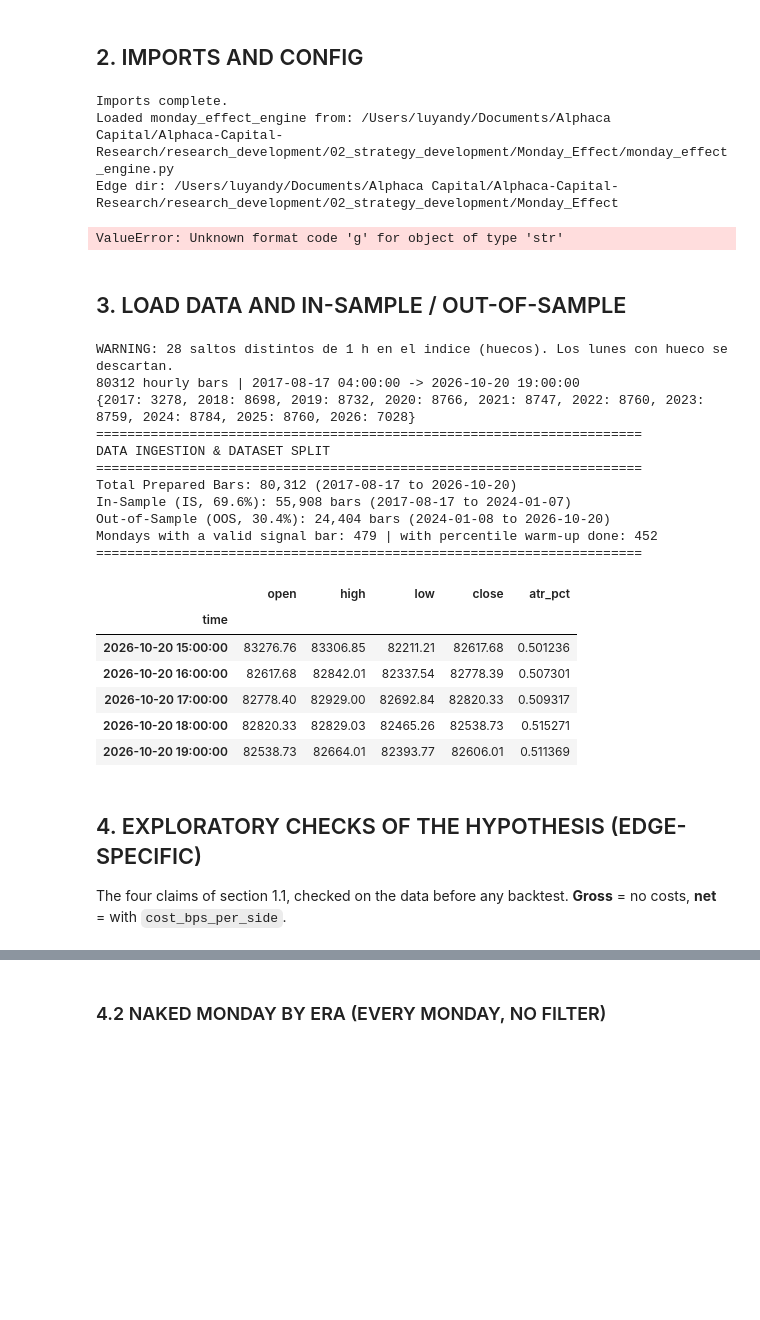
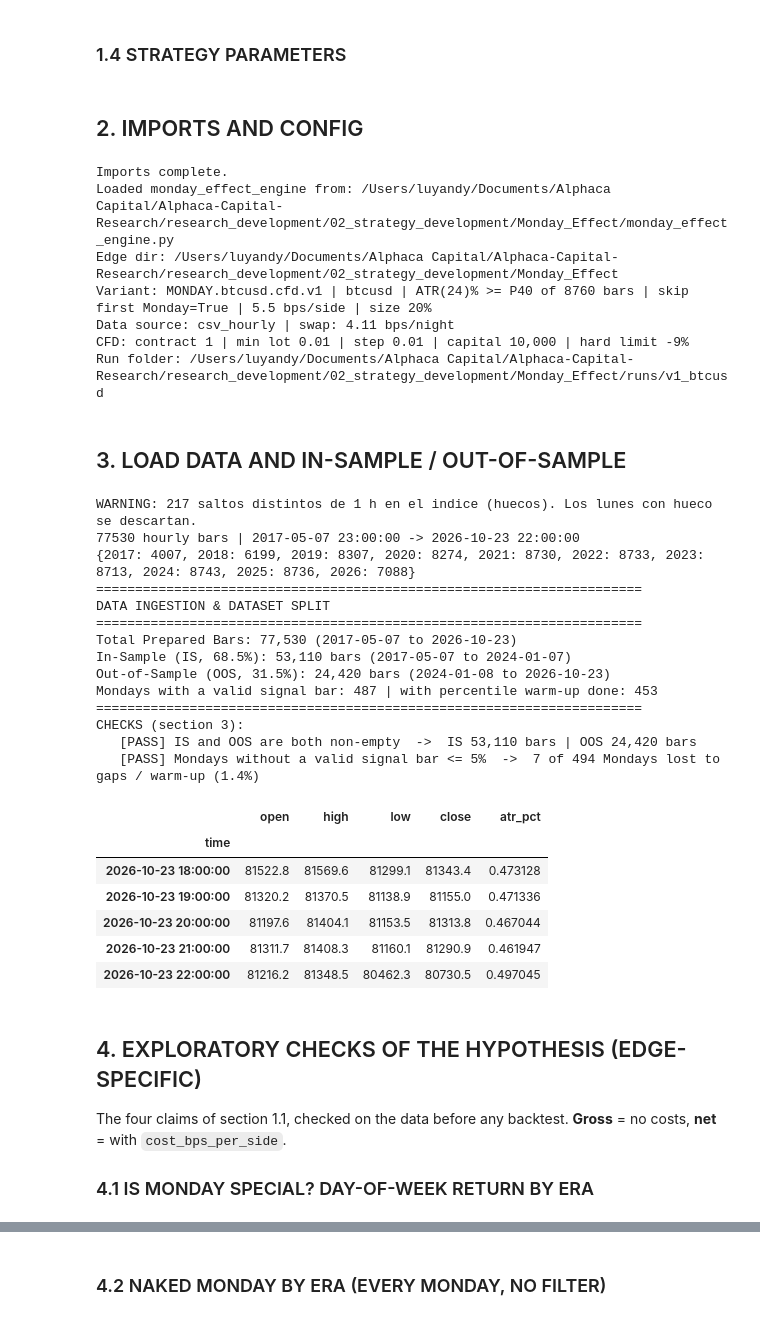
Before and after one commit to Andres-GP/Alphaca-Capital-Research, a Jupyter notebook: research_development/02_strategy_development/Monday_Effect/01_Monday_Effect_Hypothesis_Definition.ipynb, the cells around one changed output, grey strips where cells are left out. Saved outputs shown, nothing was run; the diff lists cells and outputs as text; code cells hidden in the pictures; blank space fills up the shorter version.

```diff
--- a/research_development/02_strategy_development/Monday_Effect/01_Monday_Effect_Hypothesis_Definition.ipynb
+++ b/research_development/02_strategy_development/Monday_Effect/01_Monday_Effect_Hypothesis_Definition.ipynb
@@ -33,3 +29,9 @@ VARIANT = "v1_btcusdt"  # only base variants here; see variants/*.yaml
+# %% [markdown]
+### 1.4 STRATEGY PARAMETERS
+# %%
+VARIANT = "v1_btcusd"
+HARD_LIMIT = 0.09
+CAPITAL = 10_000.0
 # %% [markdown]
 ## 2. IMPORTS AND CONFIG
 # %%
@@ -81,11 +83,40 @@ P          = cfg["params"]
 VOL_MODE, ATR_PCTL, ATR_LEN = P["vol_mode"], P["atr_pctl"], P["atr_len"]
 SKIP1, ENTRY_HOUR, HOLD, COST_BPS = P["skip_first_monday"], P["entry_hour"], P["hold_bars"], P["cost_bps_per_side"]
 SIZE_FRAC  = eng.ENGINE_DEFAULTS["size_fraction"]
+CONTRACT_SIZE, MIN_LOT, LOT_STEP = (eng.ENGINE_DEFAULTS[k] for k in ("contract_size", "min_lot", "lot_step"))
 PPY        = 365    # BTC trades every day: annualisation for Sharpe
 
 # Frozen rules, passed as-is to every backtest call in this notebook
 RULES = dict(vol_mode=VOL_MODE, atr_pctl=ATR_PCTL, atr_len=ATR_LEN, skip_first_monday=SKIP1,
              entry_hour=ENTRY_HOUR, hold_bars=HOLD, cost_bps_per_side=COST_BPS)
+
+# ---- Acceptance thresholds: every PASS / FAIL in this notebook is judged against these ----
+PF_MIN, T_MIN, N_MIN = 1.3, 2.0, 100      # hypothesis: Profit Factor, t-stat of the mean trade, number of trades
+N_OOS_MIN            = 30                 # minimum OOS trades to say anything
+ALPHA                = 0.05               # significance level of the statistical tests
+MAX_SIGNAL_LOSS      = 0.05               # max share of Mondays without a valid signal bar (gaps / warm-up)
+MIN_TRADES_PER_YEAR  = 5                  # every full calendar year should have at least this many trades
+YEARS_POS_MIN        = 0.75               # share of full calendar years that must be profitable
+REF_TOL_TRADES, REF_TOL_PF = 0.15, 0.25   # relative tolerance vs the published reference (Sanity Check 4)
+REF_COST_BPS         = 14.0               # cost per side of the published reference (Binance spot)
+
+# ---- PASS / FAIL registry: each section registers its checks here, section 8 groups them ----
+CHECKS = []
+
+def check(section, name, passed, detail="", quiet=False):
+    """Register one check. passed: True -> PASS, False -> FAIL, None -> SKIP (not applicable).
+    Re-running a cell overwrites its previous entries instead of duplicating them."""
+    status = "SKIP" if passed is None else ("PASS" if bool(passed) else "FAIL")
+    entry = {"section": section, "name": name, "status": status, "detail": detail}
+    for i, c in enumerate(CHECKS):
+        if c["section"] == section and c["name"] == name:
+            CHECKS[i] = entry
+            break
+    else:
+        CHECKS.append(entry)
+    if not quiet:
+        print(f"   [{status}] {name}" + (f"  ->  {detail}" if detail else ""))
+    return status
 
 print("Imports complete.")
 print(f"Loaded monday_effect_engine from: {eng.__file__}")
@@ -93,57 +124,75 @@ print(f"Edge dir: {EDGE_DIR}")
 print(f"Variant: {cfg['id']} | {TICKER} | ATR({ATR_LEN})% >= P{ATR_PCTL:g} of {eng.ENGINE_DEFAULTS['pctl_window']} bars | "
       f"skip first Monday={SKIP1} | {COST_BPS:g} bps/side | size {SIZE_FRAC:.0%}")
 print(f"Data source: {eng.ENGINE_DEFAULTS['data_source']} | swap: {eng.ENGINE_DEFAULTS['financing_bps_per_night']:g} bps/night")
+print(f"CFD: contract {CONTRACT_SIZE:g} | min lot {MIN_LOT:g} | step {LOT_STEP:g} | capital {CAPITAL:,.0f} | hard limit -{HARD_LIMIT:.0%}")
 print(f"Run folder: {RUN_DIR}")
 # %% [output]
 Imports complete.
 Loaded monday_effect_engine from: /Users/luyandy/Documents/Alphaca Capital/Alphaca-Capital-Research/research_development/02_strategy_development/Monday_Effect/monday_effect_engine.py
 Edge dir: /Users/luyandy/Documents/Alphaca Capital/Alphaca-Capital-Research/research_development/02_strategy_development/Monday_Effect
+Variant: MONDAY.btcusd.cfd.v1 | btcusd | ATR(24)% >= P40 of 8760 bars | skip first Monday=True | 5.5 bps/side | size 20%
+Data source: csv_hourly | swap: 4.11 bps/night
+CFD: contract 1 | min lot 0.01 | step 0.01 | capital 10,000 | hard limit -9%
+Run folder: /Users/luyandy/Documents/Alphaca Capital/Alphaca-Capital-Research/research_development/02_strategy_development/Monday_Effect/runs/v1_btcusd
-ValueError: Unknown format code 'g' for object of type 'str'
 # %% [markdown]
 ## 3. LOAD DATA AND IN-SAMPLE / OUT-OF-SAMPLE
 # %%
 df_raw = eng.load_data(TICKER, start=DATA_START)
 print(len(df_raw), "hourly bars |", df_raw.index[0], "->", df_raw.index[-1])
 print(df_raw.groupby(df_raw.index.year).size().to_dict())
 
 # Indicators are computed ONCE on the full history, so slicing IS/OOS keeps the percentile warm-up
 df = eng.prepare(df_raw, atr_len=ATR_LEN, entry_hour=ENTRY_HOUR)
 
 n_is = int((df.index < OOS_START).sum())
 df_is, df_oos = df.iloc[:n_is].copy(), df.iloc[n_is:].copy()
 assert len(df_is) > 0 and len(df_oos) > 0, "Check split.oos_start against the history of this ticker."
 oos_start = df_oos.index[0]
 
 mondays = df[df["entry_ok"]]
 print("=" * 70)
 print("DATA INGESTION & DATASET SPLIT")
 print("=" * 70)
 print(f"Total Prepared Bars: {len(df):,} ({df.index.min():%Y-%m-%d} to {df.index.max():%Y-%m-%d})")
 print(f"In-Sample (IS, {len(df_is)/len(df)*100:.1f}%): {len(df_is):,} bars ({df_is.index.min():%Y-%m-%d} to {df_is.index.max():%Y-%m-%d})")
 print(f"Out-of-Sample (OOS, {len(df_oos)/len(df)*100:.1f}%): {len(df_oos):,} bars ({df_oos.index.min():%Y-%m-%d} to {df_oos.index.max():%Y-%m-%d})")
 print(f"Mondays with a valid signal bar: {len(mondays)} | with percentile warm-up done: {int(mondays['atr_rank'].notna().sum())}")
 print("=" * 70)
+
+# ---- PASS / FAIL ----
+print("CHECKS (section 3):")
+exp_mondays = len(pd.date_range(df.index[0].normalize(), df.index[-1].normalize(), freq="W-MON"))
+lost = exp_mondays - len(mondays)
+check("3. Data", "IS and OOS are both non-empty", len(df_is) > 0 and len(df_oos) > 0,
+      f"IS {len(df_is):,} bars | OOS {len(df_oos):,} bars")
+check("3. Data", f"Mondays without a valid signal bar <= {MAX_SIGNAL_LOSS:.0%}", lost / exp_mondays <= MAX_SIGNAL_LOSS,
+      f"{lost} of {exp_mondays} Mondays lost to gaps / warm-up ({lost / exp_mondays:.1%})")
 df[["open", "high", "low", "close", "atr_pct"]].tail()
 # %% [output]
-WARNING: 28 saltos distintos de 1 h en el indice (huecos). Los lunes con hueco se descartan.
-80312 hourly bars | 2017-08-17 04:00:00 -> 2026-10-20 19:00:00
-{2017: 3278, 2018: 8698, 2019: 8732, 2020: 8766, 2021: 8747, 2022: 8760, 2023: 8759, 2024: 8784, 2025: 8760, 2026: 7028}
+WARNING: 217 saltos distintos de 1 h en el indice (huecos). Los lunes con hueco se descartan.
+77530 hourly bars | 2017-05-07 23:00:00 -> 2026-10-23 22:00:00
+{2017: 4007, 2018: 6199, 2019: 8307, 2020: 8274, 2021: 8730, 2022: 8733, 2023: 8713, 2024: 8743, 2025: 8736, 2026: 7088}
 ======================================================================
 DATA INGESTION & DATASET SPLIT
 ======================================================================
-Total Prepared Bars: 80,312 (2017-08-17 to 2026-10-20)
-In-Sample (IS, 69.6%): 55,908 bars (2017-08-17 to 2024-01-07)
-Out-of-Sample (OOS, 30.4%): 24,404 bars (2024-01-08 to 2026-10-20)
-Mondays with a valid signal bar: 479 | with percentile warm-up done: 452
+Total Prepared Bars: 77,530 (2017-05-07 to 2026-10-23)
+In-Sample (IS, 68.5%): 53,110 bars (2017-05-07 to 2024-01-07)
+Out-of-Sample (OOS, 31.5%): 24,420 bars (2024-01-08 to 2026-10-23)
+Mondays with a valid signal bar: 487 | with percentile warm-up done: 453
 ======================================================================
+CHECKS (section 3):
+   [PASS] IS and OOS are both non-empty  ->  IS 53,110 bars | OOS 24,420 bars
+   [PASS] Mondays without a valid signal bar <= 5%  ->  7 of 494 Mondays lost to gaps / warm-up (1.4%)
 |  | open | high | low | close | atr_pct |
 | time |  |  |  |  |  |
-| 2026-10-20 15:00:00 | 83276.76 | 83306.85 | 82211.21 | 82617.68 | 0.501236 |
-| 2026-10-20 16:00:00 | 82617.68 | 82842.01 | 82337.54 | 82778.39 | 0.507301 |
-| 2026-10-20 17:00:00 | 82778.40 | 82929.00 | 82692.84 | 82820.33 | 0.509317 |
-| 2026-10-20 18:00:00 | 82820.33 | 82829.03 | 82465.26 | 82538.73 | 0.515271 |
-| 2026-10-20 19:00:00 | 82538.73 | 82664.01 | 82393.77 | 82606.01 | 0.511369 |
+| 2026-10-23 18:00:00 | 81522.8 | 81569.6 | 81299.1 | 81343.4 | 0.473128 |
+| 2026-10-23 19:00:00 | 81320.2 | 81370.5 | 81138.9 | 81155.0 | 0.471336 |
+| 2026-10-23 20:00:00 | 81197.6 | 81404.1 | 81153.5 | 81313.8 | 0.467044 |
+| 2026-10-23 21:00:00 | 81311.7 | 81408.3 | 81160.1 | 81290.9 | 0.461947 |
+| 2026-10-23 22:00:00 | 81216.2 | 81348.5 | 80462.3 | 80730.5 | 0.497045 |
 # %% [markdown]
 ## 4. EXPLORATORY CHECKS OF THE HYPOTHESIS (EDGE-SPECIFIC)
 
 The four claims of section 1.1, checked on the data before any backtest. **Gross** = no costs, **net** = with `cost_bps_per_side`.
+
+### 4.1 IS MONDAY SPECIAL? DAY-OF-WEEK RETURN BY ERA
```
Also changed, not shown: parts of 17 cells of this notebook, 10 other files.
